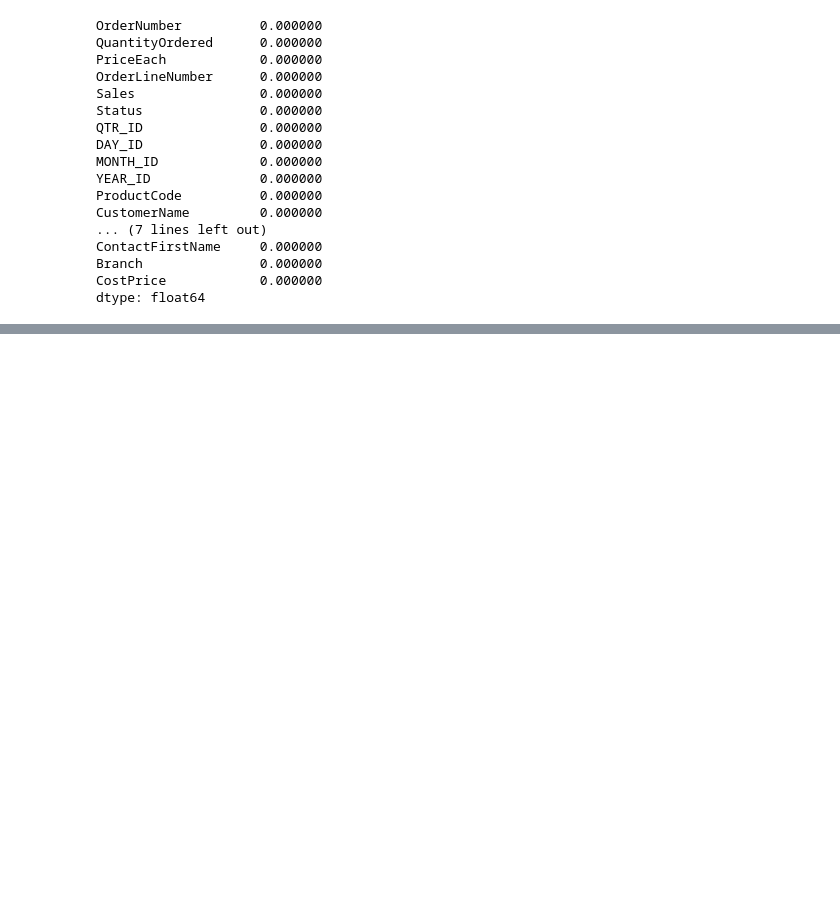
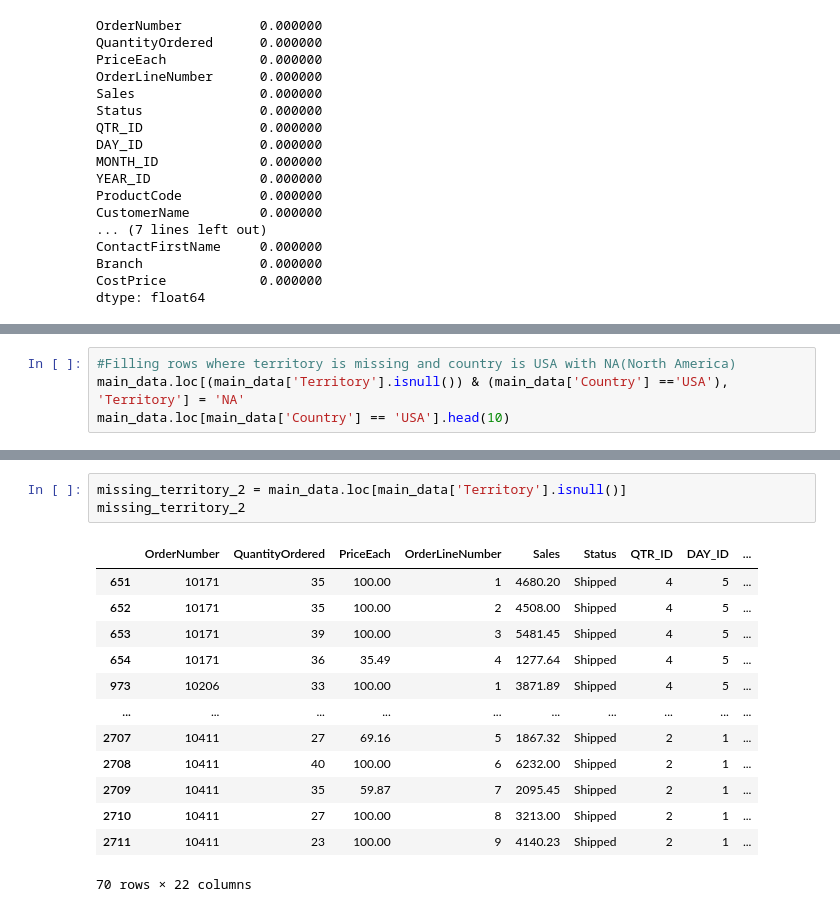
Before and after one commit to OjuokOchi/TOY-SALES-ANALYTICS, a Jupyter notebook: index.ipynb, the cells around one changed output, grey strips where cells are left out. Cells and saved outputs as stored; diff of their text form; blank space fills up the shorter version.

```diff
--- a/index.ipynb
+++ b/index.ipynb
@@ -93,0 +120,4 @@ dtype: float64
+# %%
+#Filling rows where territory is missing and country is USA with NA(North America)
+main_data.loc[(main_data['Territory'].isnull()) & (main_data['Country'] =='USA'), 'Territory'] = 'NA'
+main_data.loc[main_data['Country'] == 'USA'].head(10)
@@ -93,0 +157,17 @@ dtype: float64
+# %%
+missing_territory_2 = main_data.loc[main_data['Territory'].isnull()]
+missing_territory_2
+# %% [output]
+|  | OrderNumber | QuantityOrdered | PriceEach | OrderLineNumber | Sales | Status | QTR_ID | DAY_ID | ... |
+| 651 | 10171 | 35 | 100.00 | 1 | 4680.20 | Shipped | 4 | 5 | ... |
+| 652 | 10171 | 35 | 100.00 | 2 | 4508.00 | Shipped | 4 | 5 | ... |
+| 653 | 10171 | 39 | 100.00 | 3 | 5481.45 | Shipped | 4 | 5 | ... |
+| 654 | 10171 | 36 | 35.49 | 4 | 1277.64 | Shipped | 4 | 5 | ... |
+| 973 | 10206 | 33 | 100.00 | 1 | 3871.89 | Shipped | 4 | 5 | ... |
+| ... | ... | ... | ... | ... | ... | ... | ... | ... | ... |
+| 2707 | 10411 | 27 | 69.16 | 5 | 1867.32 | Shipped | 2 | 1 | ... |
+| 2708 | 10411 | 40 | 100.00 | 6 | 6232.00 | Shipped | 2 | 1 | ... |
+| 2709 | 10411 | 35 | 59.87 | 7 | 2095.45 | Shipped | 2 | 1 | ... |
+| 2710 | 10411 | 27 | 100.00 | 8 | 3213.00 | Shipped | 2 | 1 | ... |
+| 2711 | 10411 | 23 | 100.00 | 9 | 4140.23 | Shipped | 2 | 1 | ... |
+70 rows × 22 columns
```
Also changed, not shown: parts of 18 cells of this notebook.
